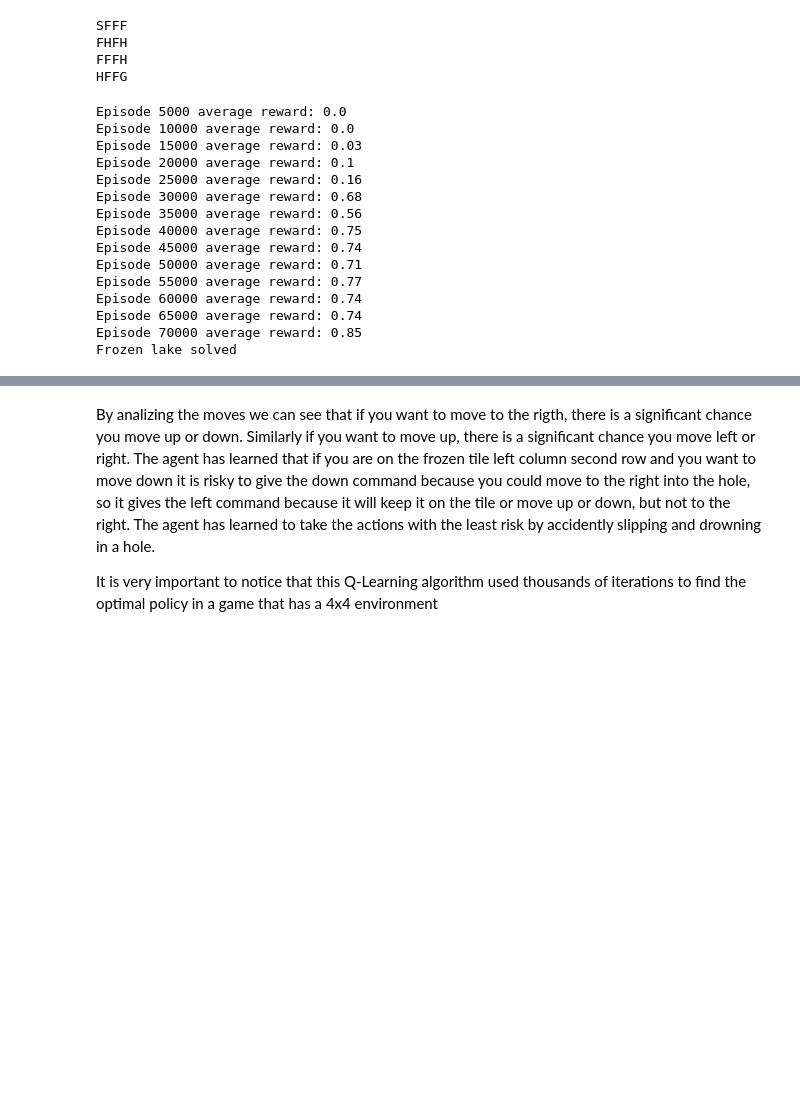
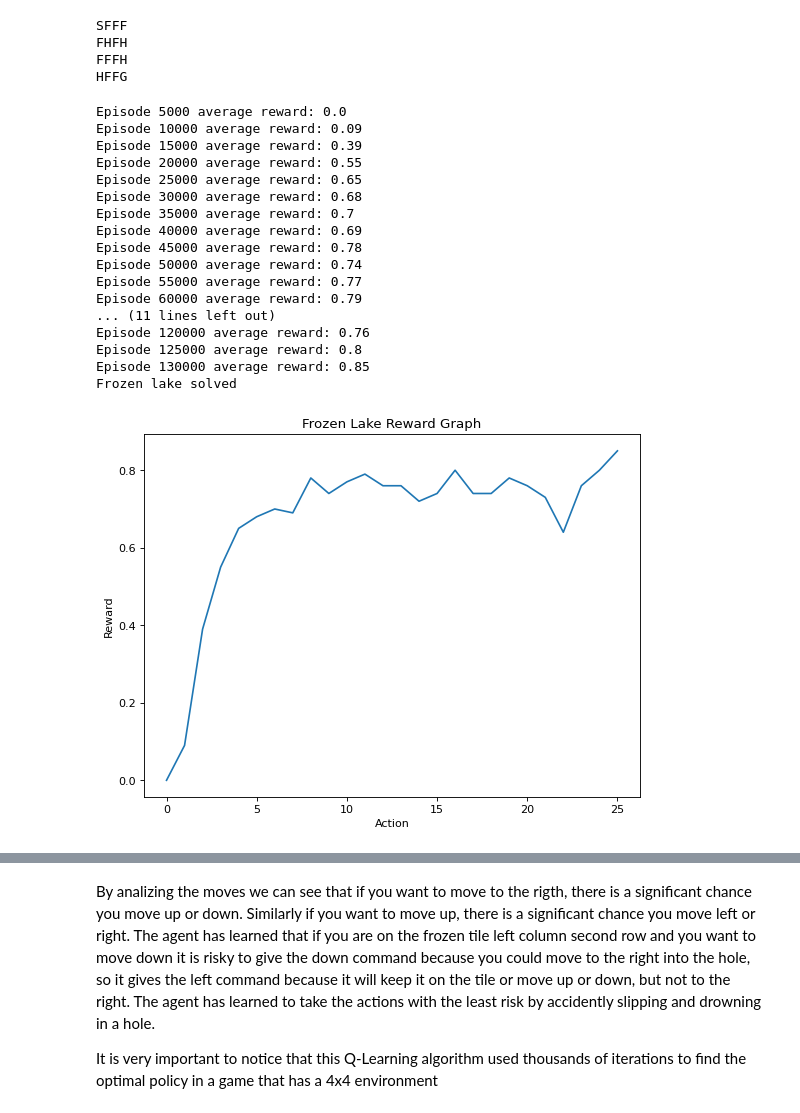
Before and after one commit to JLechuga94/DeepLearning, a Jupyter notebook: Final_Project_Reinforcement_Learning/DeepReinforcementLearning.ipynb, the cells around one changed output, grey strips where cells are left out. Drawn from its saved outputs; the diff is of its cells as text; code cells hidden in the pictures; blank space fills up the shorter version.

```diff
--- a/Final_Project_Reinforcement_Learning/DeepReinforcementLearning.ipynb
+++ b/Final_Project_Reinforcement_Learning/DeepReinforcementLearning.ipynb
@@ -445,7 +440,7 @@ Q = np.zeros([n_states, n_actions]) #You could also make this dynamic if you don
 gamma = 0.95 # discount factor
 alpha = 0.01 # learning rate
 epsilon = 0.1 #
-
+avgrwrd = []
 for episode in range(1,500001):
     done = False
     obs = env.reset()
@@ -471,6 +466,7 @@ for episode in range(1,500001):
                 obs, rew, done, info = env.step(action) #take step using selected action
                 rew_average += rew
         rew_average=rew_average/100
+        avgrwrd.append(rew_average)
         print('Episode {} average reward: {}'.format(episode,rew_average))
 
         if rew_average > 0.8:
@@ -480,20 +476,31 @@ for episode in range(1,500001):
             break
 # %% [output]
 Episode 5000 average reward: 0.0
-Episode 10000 average reward: 0.0
-Episode 15000 average reward: 0.03
-Episode 20000 average reward: 0.1
-Episode 25000 average reward: 0.16
+Episode 10000 average reward: 0.09
+Episode 15000 average reward: 0.39
+Episode 20000 average reward: 0.55
+Episode 25000 average reward: 0.65
 Episode 30000 average reward: 0.68
-Episode 35000 average reward: 0.56
-Episode 40000 average reward: 0.75
-Episode 45000 average reward: 0.74
-Episode 50000 average reward: 0.71
+Episode 35000 average reward: 0.7
+Episode 40000 average reward: 0.69
+Episode 45000 average reward: 0.78
+Episode 50000 average reward: 0.74
 Episode 55000 average reward: 0.77
-Episode 60000 average reward: 0.74
-Episode 65000 average reward: 0.74
-Episode 70000 average reward: 0.85
+Episode 60000 average reward: 0.79
+... (11 lines left out)
+Episode 120000 average reward: 0.76
+Episode 125000 average reward: 0.8
+Episode 130000 average reward: 0.85
 Frozen lake solved
+# %%
+figure(figsize=(8, 6), dpi=80)
+plt.plot(avgrwrd)
+plt.title("Frozen Lake Reward Graph")
+plt.xlabel("Action")
+plt.ylabel("Reward")
+plt.show()
+# %% [output]
+[figure, added]
 # %%
 # Let's see how the algorithm solves the frozen-lakes game
 env = gym.make('FrozenLake-v0')
```
Also changed, not shown: parts of 20 cells of this notebook.
